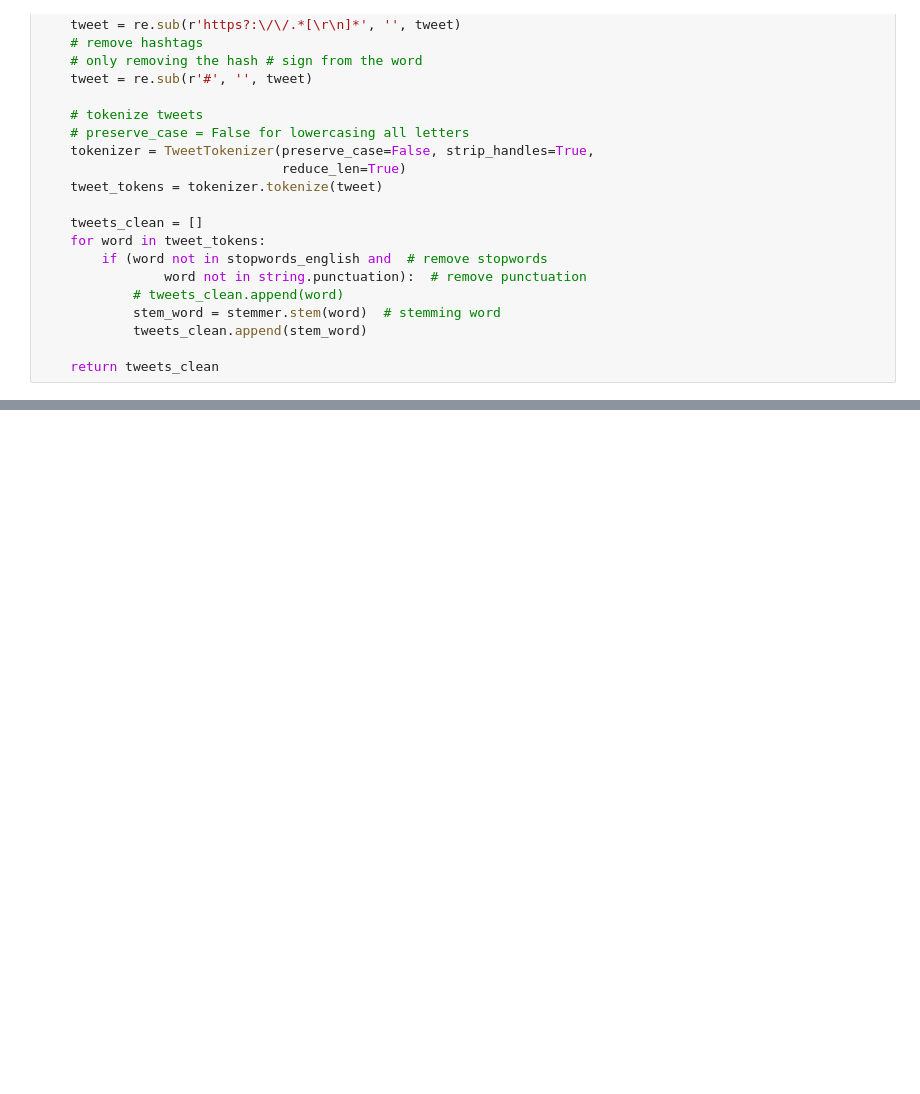
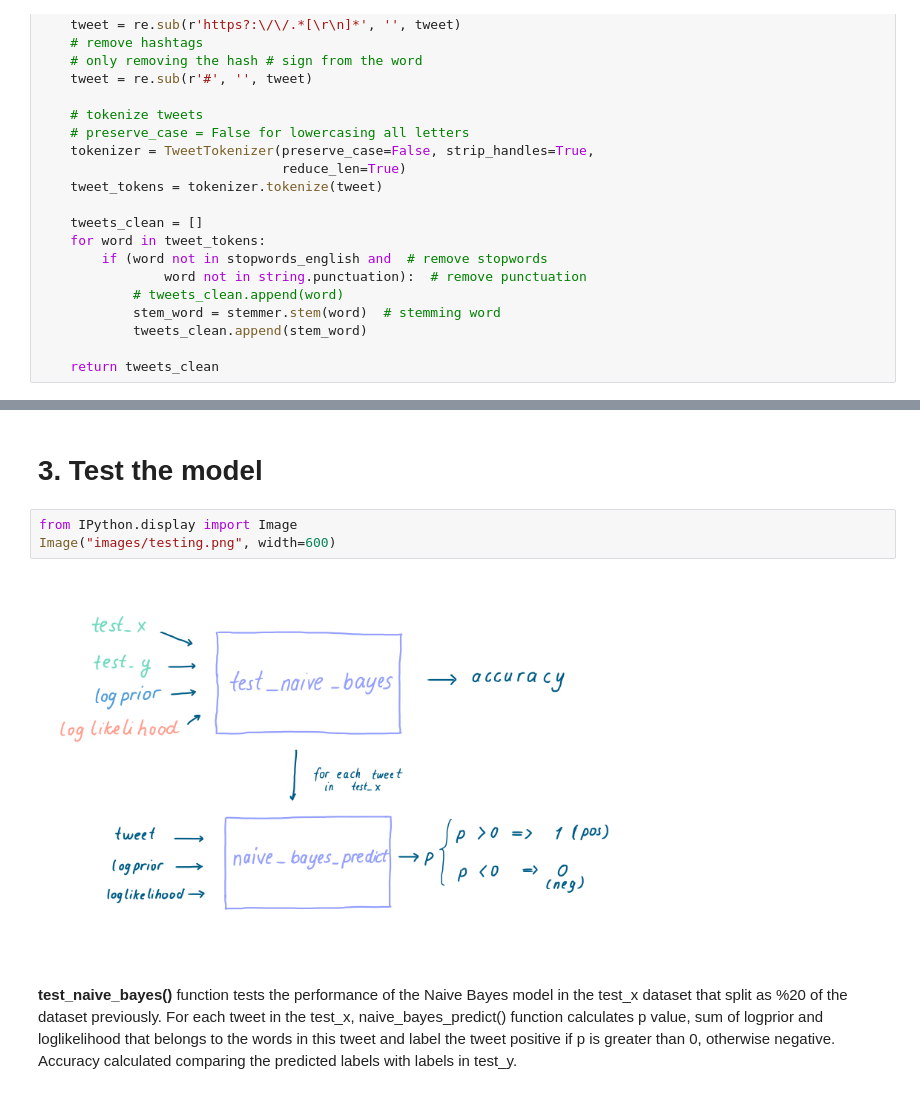
Before and after one commit to Pooja22-05-2003/Twitter-Sentiment-Analysis, a Jupyter notebook: NaiveBayesTwitterScratch.ipynb, the cells around one changed output, grey strips where cells are left out. Cells and saved outputs as stored; diff of their text form; blank space fills up the shorter version.

Commit message:
trying Naive Bayes from scratch

```diff
--- a/NaiveBayesTwitterScratch.ipynb
+++ b/NaiveBayesTwitterScratch.ipynb
@@ -72,0 +163,9 @@ Likelihood is the product of ratios of positive probability to negative probabil
+# %% [markdown]
+# 3. Test the model
+# %%
+from IPython.display import Image
+Image("images/testing.png", width=600)
+# %% [output]
+[figure, added]
+# %% [markdown]
+**test_naive_bayes()** function tests the performance of the Naive Bayes model in the test_x dataset that split as %20 of the dataset previously. For each tweet in the test_x, naive_bayes_predict() function calculates p value, sum of logprior and loglikelihood that belongs to the words in this tweet and label the tweet positive if p is greater than 0, otherwise negative. Accuracy calculated comparing the predicted labels with labels in test_y.
```
Also changed, not shown: parts of 19 cells of this notebook, 5 other files.
